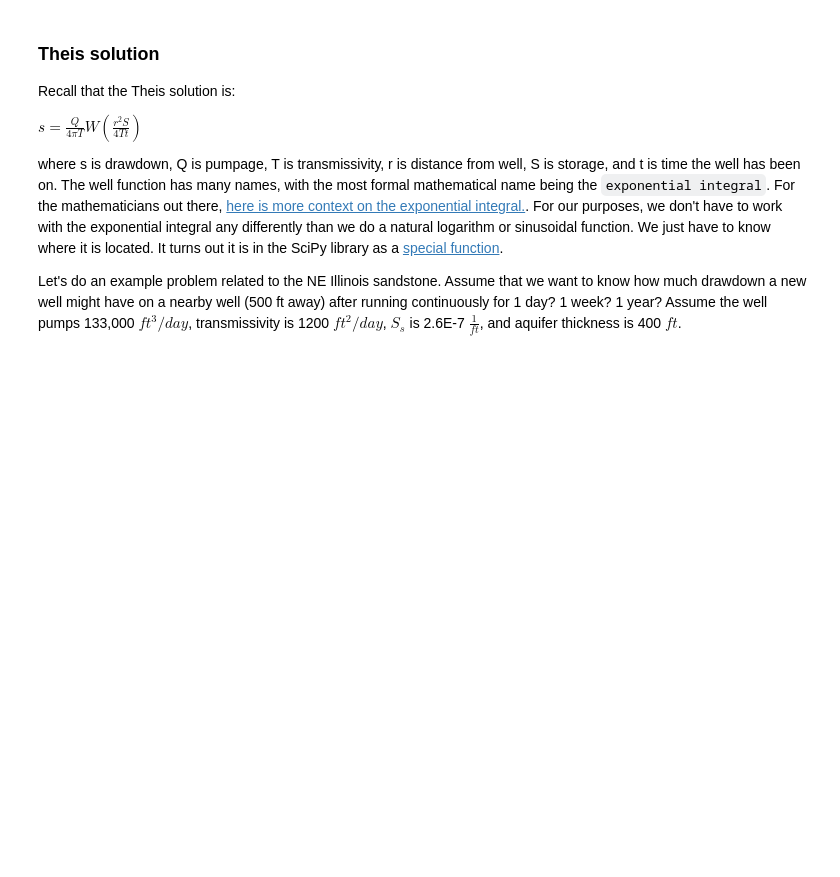
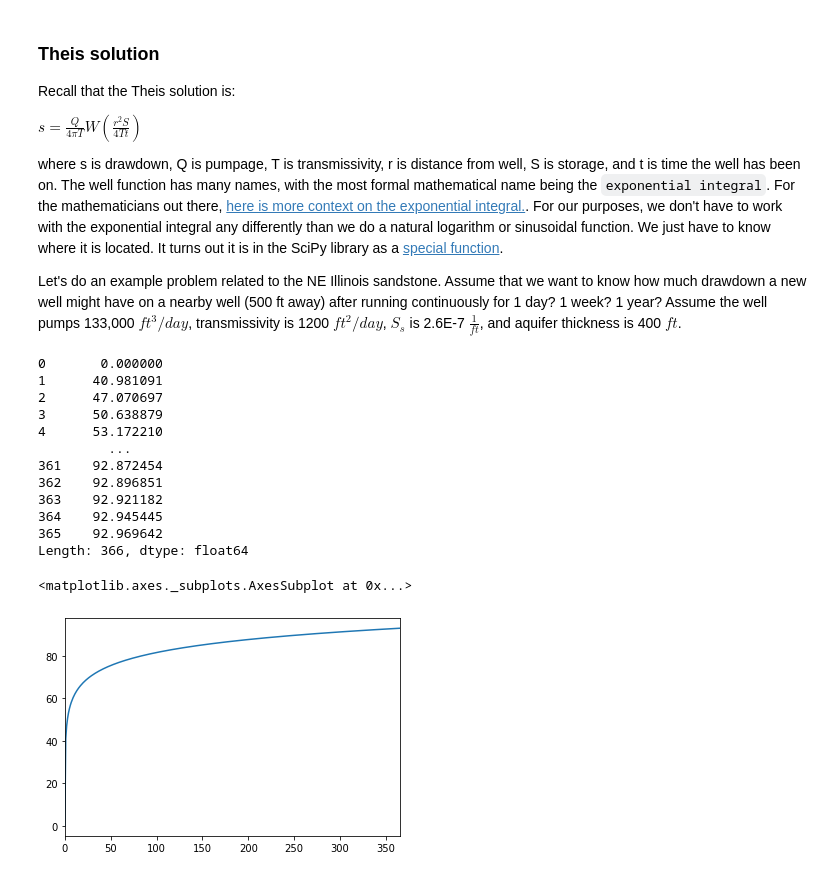
Before and after one commit to yiquanw2/geol572_4, a Jupyter notebook: Week 4 Best Fit Lines and Theis Equation Unworked.ipynb, the cells around one changed output. Saved outputs shown, nothing was run; the diff lists cells and outputs as text; code cells hidden in the pictures; blank space fills up the shorter version.

```diff
--- a/Week 4 Best Fit Lines and Theis Equation Unworked.ipynb
+++ b/Week 4 Best Fit Lines and Theis Equation Unworked.ipynb
@@ -138,3 +148,30 @@ Recall that the Theis solution is:
 where s is drawdown, Q is pumpage, T is transmissivity, r is distance from well, S is storage, and t is time the well has been on. The well function has many names, with the most formal mathematical name being the `exponential integral`. For the mathematicians out there, [here is more context on the exponential integral.](http://mathworld.wolfram.com/ExponentialIntegral.html). For our purposes, we don't have to work with the exponential integral any differently than we do a natural logarithm or sinusoidal function. We just have to know where it is located. It turns out it is in the SciPy library as a [special function](https://docs.scipy.org/doc/scipy/reference/special.html).
 
 Let's do an example problem related to the NE Illinois sandstone. Assume that we want to know how much drawdown a new well might have on a nearby well (500 ft away) after running continuously for 1 day? 1 week? 1 year? Assume the well pumps 133,000 $ft^3/day$, transmissivity is 1200 $ft^2/day$, $S_s$ is 2.6E-7 $\frac{1}{ft}$, and aquifer thickness is 400 $ft$.
+# %%
+Q =133000 #ft^3/day
+T = 1200 #ft^3/day
+S_s = 2.6*10** -7 # 1/ft
+b=400 #ft
+S=S_s*b
+r =500 #ft
+t=pd.Series(range(0,366))
+u=(r**2 *S)/(4*T*t)
+s= Q/(4*math.pi*T)*sps.exp1(u)
+print(s)
+s.plot()
+# %% [output]
+0       0.000000
+1      40.981091
+2      47.070697
+3      50.638879
+4      53.172210
+         ...
+361    92.872454
+362    92.896851
+363    92.921182
+364    92.945445
+365    92.969642
+Length: 366, dtype: float64
+<matplotlib.axes._subplots.AxesSubplot at 0x...>
+[figure, added]
```
Also changed, not shown: parts of 2 cells of this notebook.
